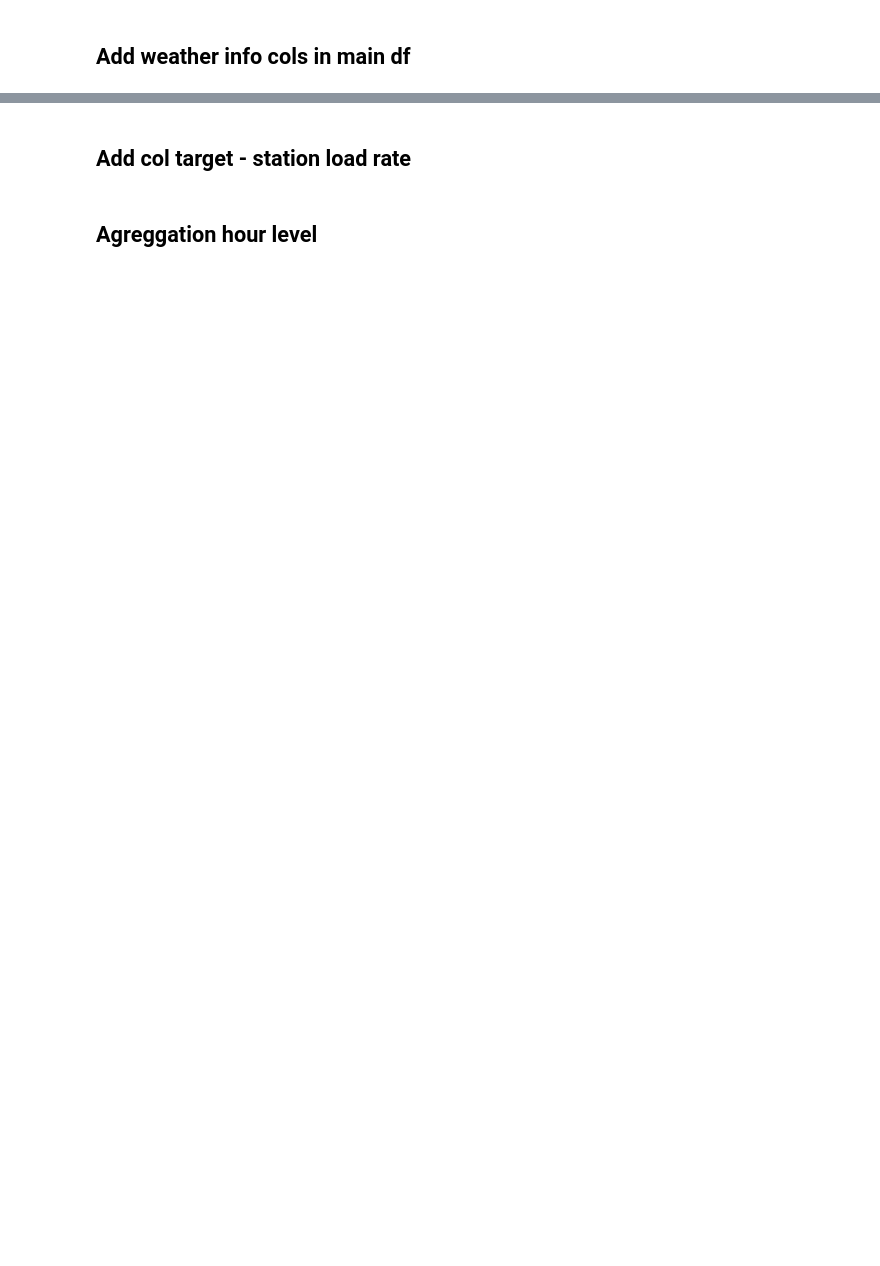
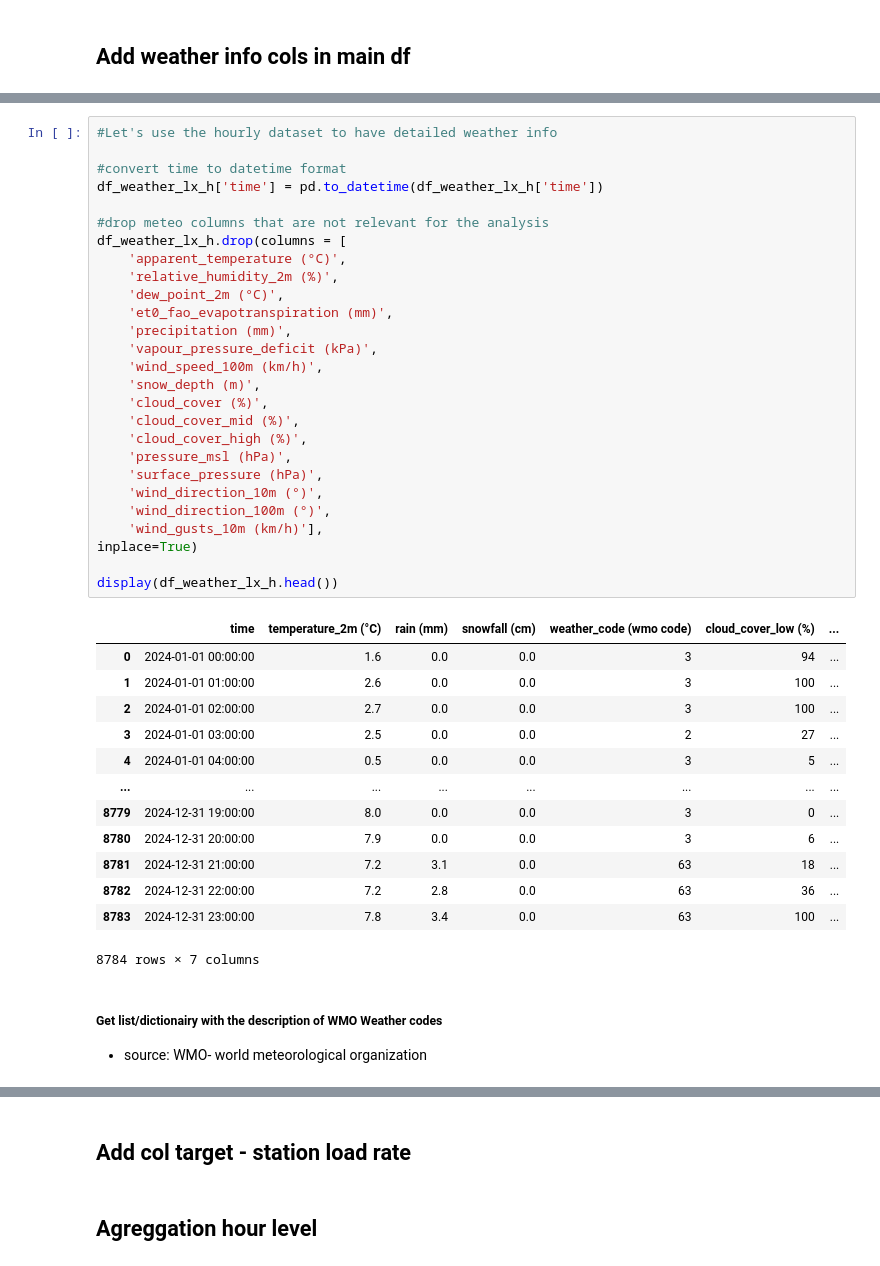
Before and after one commit to jvanalytics/ist_dash_2024_rec, a Jupyter notebook: time_series_forecasting/dataset_1/_0_gira_pre_processing.ipynb, the cells around one changed output, grey strips where cells are left out. Cells and saved outputs as stored; diff of their text form; blank space fills up the shorter version.

```diff
--- a/time_series_forecasting/dataset_1/_0_gira_pre_processing.ipynb
+++ b/time_series_forecasting/dataset_1/_0_gira_pre_processing.ipynb
@@ -236,0 +323,44 @@ Name: count, dtype: int64
+# %%
+#Let's use the hourly dataset to have detailed weather info
+
+#convert time to datetime format
+df_weather_lx_h['time'] = pd.to_datetime(df_weather_lx_h['time'])
+
+#drop meteo columns that are not relevant for the analysis
+df_weather_lx_h.drop(columns = [
+    'apparent_temperature (°C)',
+    'relative_humidity_2m (%)',
+    'dew_point_2m (°C)',
+    'et0_fao_evapotranspiration (mm)',
+    'precipitation (mm)',
+    'vapour_pressure_deficit (kPa)',
+    'wind_speed_100m (km/h)',
+    'snow_depth (m)',
+    'cloud_cover (%)',
+    'cloud_cover_mid (%)',
+    'cloud_cover_high (%)',
+    'pressure_msl (hPa)',
+    'surface_pressure (hPa)',
+    'wind_direction_10m (°)',
+    'wind_direction_100m (°)',
+    'wind_gusts_10m (km/h)'],
+inplace=True)
+
+display(df_weather_lx_h.head())
+# %% [output]
+|  | time | temperature_2m (°C) | rain (mm) | snowfall (cm) | weather_code (wmo code) | cloud_cover_low (%) | ... |
+| 0 | 2024-01-01 00:00:00 | 1.6 | 0.0 | 0.0 | 3 | 94 | ... |
+| 1 | 2024-01-01 01:00:00 | 2.6 | 0.0 | 0.0 | 3 | 100 | ... |
+| 2 | 2024-01-01 02:00:00 | 2.7 | 0.0 | 0.0 | 3 | 100 | ... |
+| 3 | 2024-01-01 03:00:00 | 2.5 | 0.0 | 0.0 | 2 | 27 | ... |
+| 4 | 2024-01-01 04:00:00 | 0.5 | 0.0 | 0.0 | 3 | 5 | ... |
+| ... | ... | ... | ... | ... | ... | ... | ... |
+| 8779 | 2024-12-31 19:00:00 | 8.0 | 0.0 | 0.0 | 3 | 0 | ... |
+| 8780 | 2024-12-31 20:00:00 | 7.9 | 0.0 | 0.0 | 3 | 6 | ... |
+| 8781 | 2024-12-31 21:00:00 | 7.2 | 3.1 | 0.0 | 63 | 18 | ... |
+| 8782 | 2024-12-31 22:00:00 | 7.2 | 2.8 | 0.0 | 63 | 36 | ... |
+| 8783 | 2024-12-31 23:00:00 | 7.8 | 3.4 | 0.0 | 63 | 100 | ... |
+8784 rows × 7 columns
+# %% [markdown]
+##### Get list/dictionairy with the description of WMO Weather codes
+- source: WMO- world meteorological organization
```
Also changed, not shown: parts of 17 cells of this notebook.
